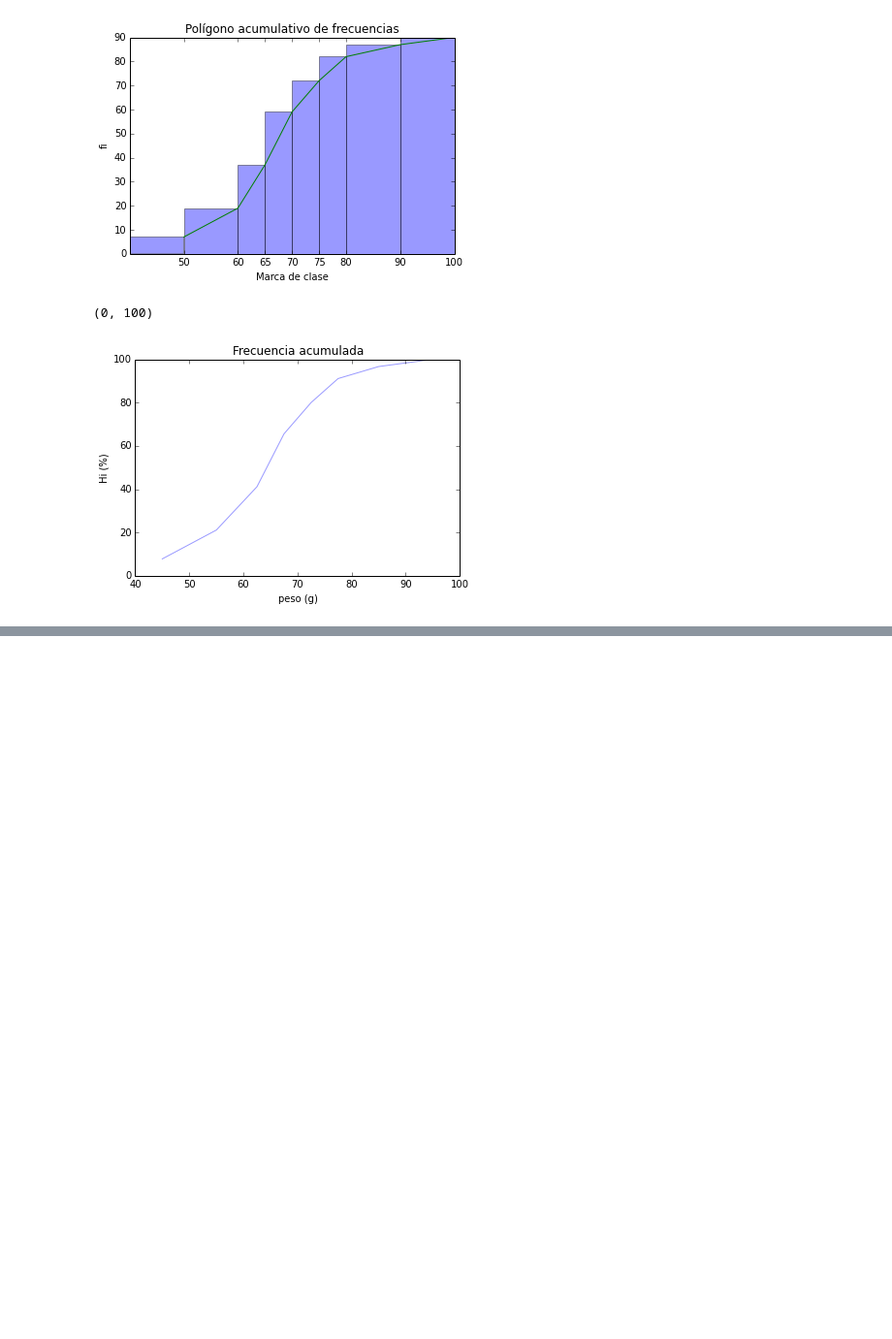
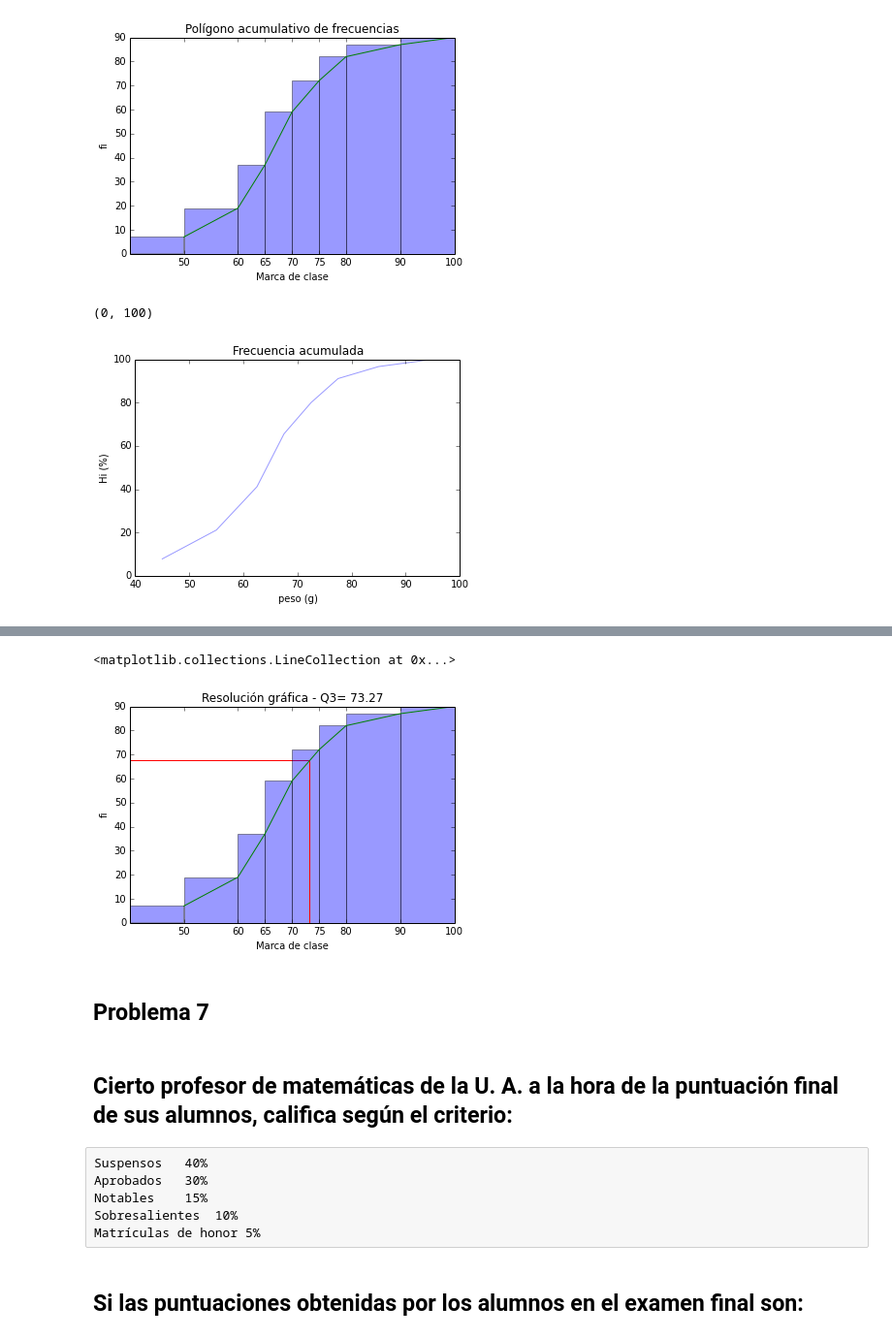
Before and after one commit to franktoffel/UA-MIMAT, a Jupyter notebook: Prob estadistica monodimensional.ipynb, the cells around one changed output, grey strips where cells are left out. Shown at 97% size. Cells and saved outputs as stored; diff of their text form; code cells hidden in the pictures; blank space fills up the shorter version.

```diff
--- a/Prob estadistica monodimensional.ipynb
+++ b/Prob estadistica monodimensional.ipynb
@@ -710,0 +786,39 @@ plt.ylim(0,100)
+# %%
+q3 = 75
+valor_q3 = PercentilAg(q3,p6.Linf,p6.Lsup,p6.fi)
+
+p6.data = gendatos(p6.df['xi'],p6.fi)
+
+bins = (40,50,60,65,70,75,80,90,100)
+
+plt.hist(p6.data, bins, alpha=0.4, cumulative=True,)
+plt.title(u'Resolución gráfica - Q3= ' + str(round(valor_q3,2)))
+plt.xlabel(u'Marca de clase')
+plt.ylabel(u'fi')
+plt.xticks(p6.Lsup)
+
+plt.plot(p6.Lsup,p6.df['Fi'])
+
+x_graf = valor_q3
+y_graf = np.sum(p6.fi)*q3/100
+
+# Línea horizontal
+plt.hlines(y=y_graf, xmin=40, xmax=x_graf, color='red', zorder=1)
+
+# Línea vertical
+plt.vlines(x=x_graf, ymin=0, ymax=y_graf, color='red', zorder=2)
+# %% [output]
+<matplotlib.collections.LineCollection at 0x...>
+[figure, added]
+# %% [markdown]
+## Problema 7
+# %% [markdown]
+## Cierto profesor de matemáticas de la U. A. a la hora de la puntuación final de sus alumnos, califica según el criterio:
+# %% [raw]
+Suspensos	40%
+Aprobados	30%
+Notables	15%
+Sobresalientes	10%
+Matrículas de honor	5%
+# %% [markdown]
+## Si las puntuaciones obtenidas por los alumnos en el examen final son:
```
Also changed, not shown: parts of 48 cells of this notebook.
